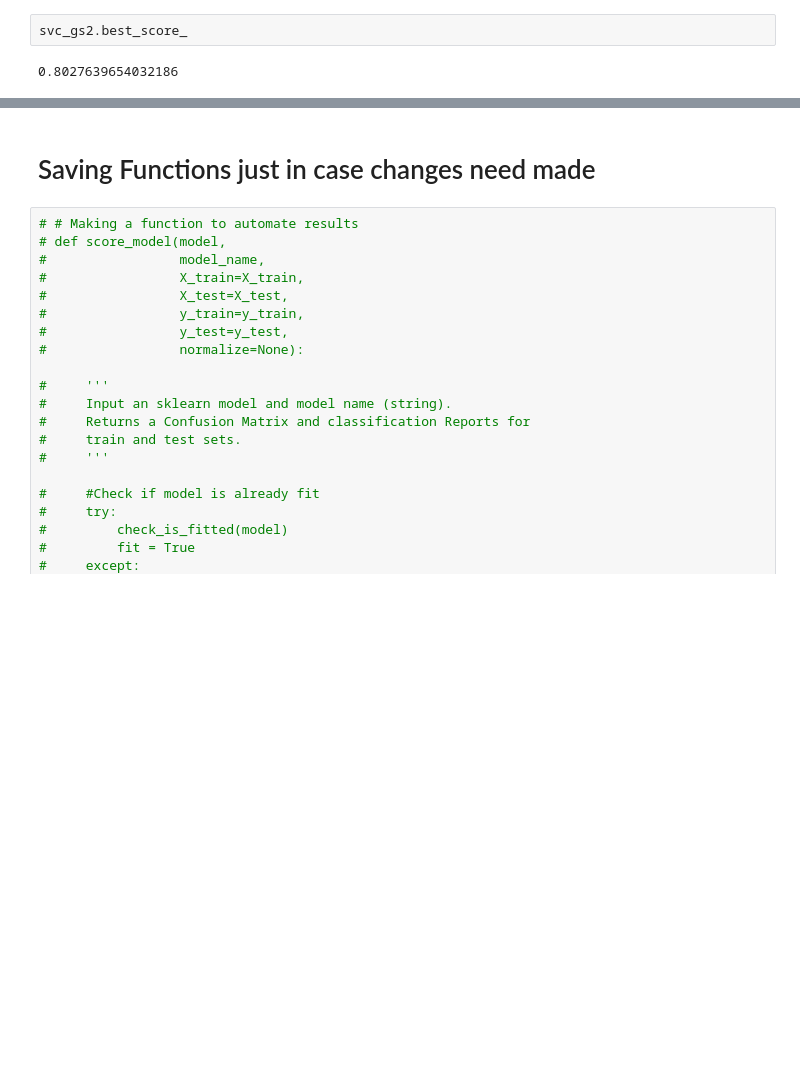
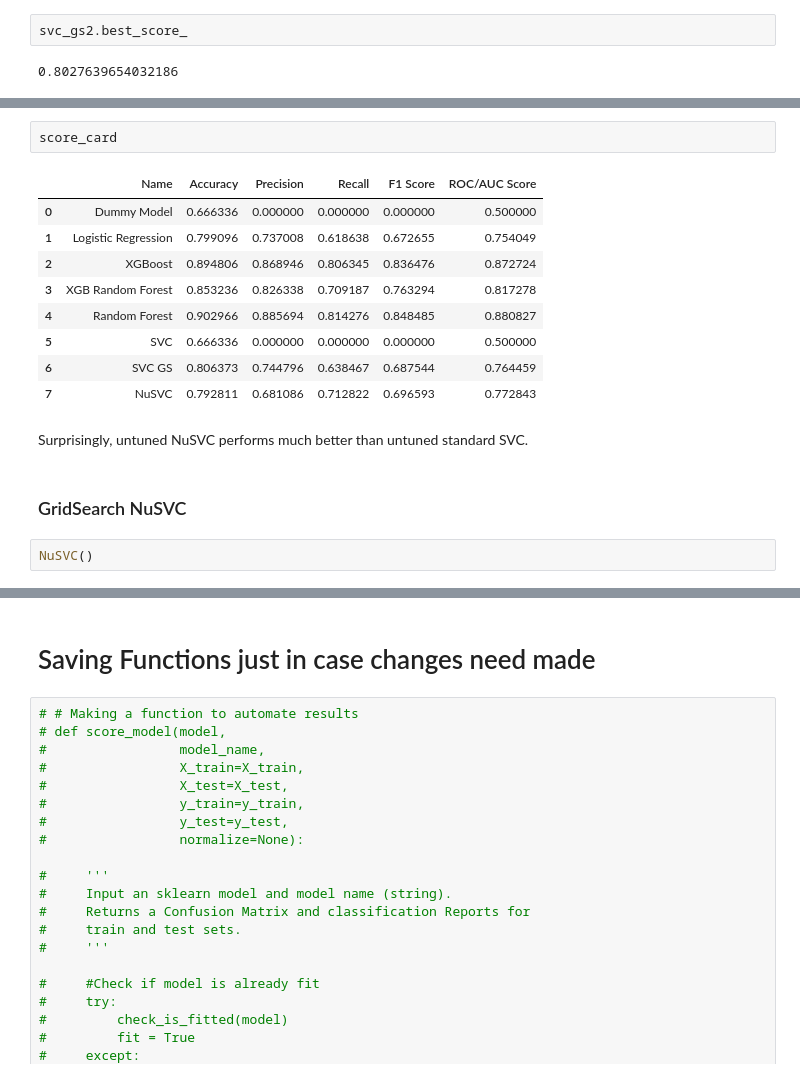
Before and after one commit to mduncan23/Hotel_Cancellation_Predictor, a Jupyter notebook: Hotel_Cancellation_Notebook-Clean.ipynb, the cells around one changed output, grey strips where cells are left out. Drawn from its saved outputs; the diff is of its cells as text; blank space fills up the shorter version.

```diff
--- a/Hotel_Cancellation_Notebook-Clean.ipynb
+++ b/Hotel_Cancellation_Notebook-Clean.ipynb
@@ -946,0 +987,18 @@ svc_gs2.best_score_
+# %%
+score_card
+# %% [output]
+|  | Name | Accuracy | Precision | Recall | F1 Score | ROC/AUC Score |
+| 0 | Dummy Model | 0.666336 | 0.000000 | 0.000000 | 0.000000 | 0.500000 |
+| 1 | Logistic Regression | 0.799096 | 0.737008 | 0.618638 | 0.672655 | 0.754049 |
+| 2 | XGBoost | 0.894806 | 0.868946 | 0.806345 | 0.836476 | 0.872724 |
+| 3 | XGB Random Forest | 0.853236 | 0.826338 | 0.709187 | 0.763294 | 0.817278 |
+| 4 | Random Forest | 0.902966 | 0.885694 | 0.814276 | 0.848485 | 0.880827 |
+| 5 | SVC | 0.666336 | 0.000000 | 0.000000 | 0.000000 | 0.500000 |
+| 6 | SVC GS | 0.806373 | 0.744796 | 0.638467 | 0.687544 | 0.764459 |
+| 7 | NuSVC | 0.792811 | 0.681086 | 0.712822 | 0.696593 | 0.772843 |
+# %% [markdown]
+Surprisingly, untuned NuSVC performs much better than untuned standard SVC.
+# %% [markdown]
+### GridSearch NuSVC
+# %%
+NuSVC()
```
Also changed, not shown: parts of 20 cells of this notebook.
